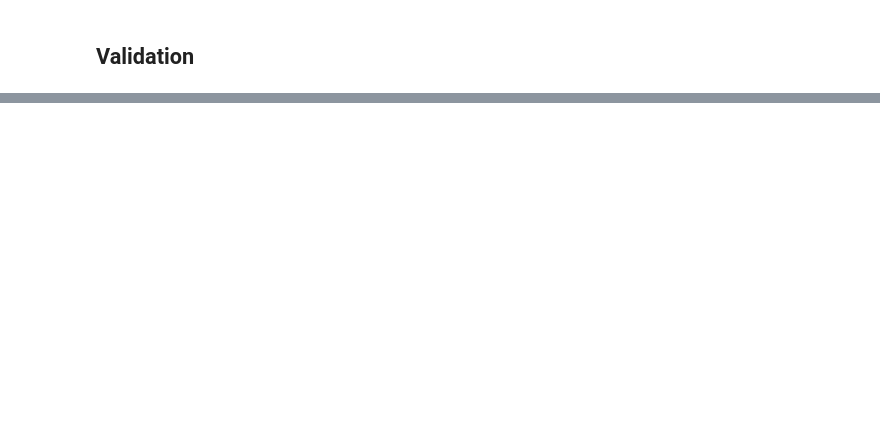
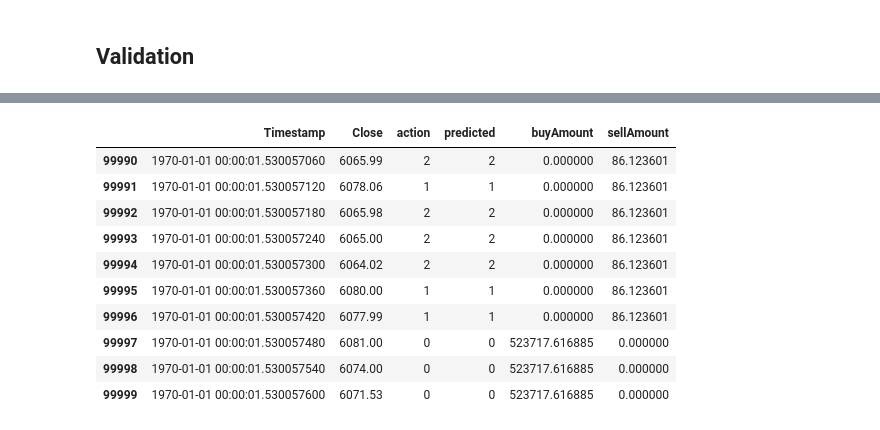
Before and after one commit to iaghidro/stock-predictor, a Jupyter notebook: notebook-files/backtester.ipynb, the cells around one changed output, grey strips where cells are left out. Drawn from its saved outputs; the diff is of its cells as text; code cells hidden in the pictures; blank space fills up the shorter version.

```diff
--- a/notebook-files/backtester.ipynb
+++ b/notebook-files/backtester.ipynb
@@ -406,2 +456,14 @@ p.plot_profit(p.net_profit_df)
 # %%
-# p.net_profit_df.tail(10)
+p.net_profit_df.tail(10)
+# %% [output]
+|  | Timestamp | Close | action | predicted | buyAmount | sellAmount |
+| 99990 | 1970-01-01 00:00:01.530057060 | 6065.99 | 2 | 2 | 0.000000 | 86.123601 |
+| 99991 | 1970-01-01 00:00:01.530057120 | 6078.06 | 1 | 1 | 0.000000 | 86.123601 |
+| 99992 | 1970-01-01 00:00:01.530057180 | 6065.98 | 2 | 2 | 0.000000 | 86.123601 |
+| 99993 | 1970-01-01 00:00:01.530057240 | 6065.00 | 2 | 2 | 0.000000 | 86.123601 |
+| 99994 | 1970-01-01 00:00:01.530057300 | 6064.02 | 2 | 2 | 0.000000 | 86.123601 |
+| 99995 | 1970-01-01 00:00:01.530057360 | 6080.00 | 1 | 1 | 0.000000 | 86.123601 |
+| 99996 | 1970-01-01 00:00:01.530057420 | 6077.99 | 1 | 1 | 0.000000 | 86.123601 |
+| 99997 | 1970-01-01 00:00:01.530057480 | 6081.00 | 0 | 0 | 523717.616885 | 0.000000 |
+| 99998 | 1970-01-01 00:00:01.530057540 | 6074.00 | 0 | 0 | 523717.616885 | 0.000000 |
+| 99999 | 1970-01-01 00:00:01.530057600 | 6071.53 | 0 | 0 | 523717.616885 | 0.000000 |
```
Also changed, not shown: parts of 12 cells of this notebook, 4 other files.
